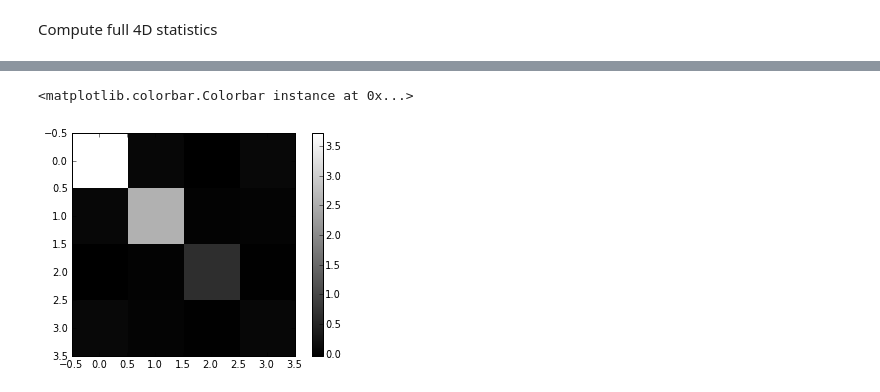
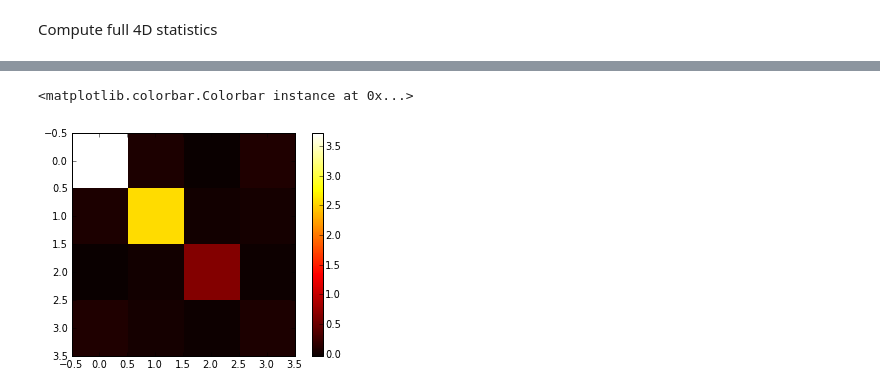
Before and after one commit to amaggi/waveloc, a Jupyter notebook: PyProgs/notes_migration_location.ipynb, the cells around one changed output, grey strips where cells are left out. Saved outputs shown, nothing was run; the diff lists cells and outputs as text; code cells hidden in the pictures.

```diff
--- a/PyProgs/notes_migration_location.ipynb
+++ b/PyProgs/notes_migration_location.ipynb
@@ -97,5 +95,5 @@ exp_x,exp_y,exp_z,exp_t,cov_matrix,prob_dict = compute_expected_coordinates4D(st
 # %%
-p=plt.imshow(cov_matrix,cmap=cm.gray,interpolation='nearest')plt.colorbar(p)
+p=plt.imshow(cov_matrix,cmap=cm.hot,interpolation='nearest')plt.colorbar(p)
 # %% [output]
 <matplotlib.colorbar.Colorbar instance at 0x...>
-[figure, old version]
+[figure, new version]
```
Also changed, not shown: parts of 5 cells of this notebook.
